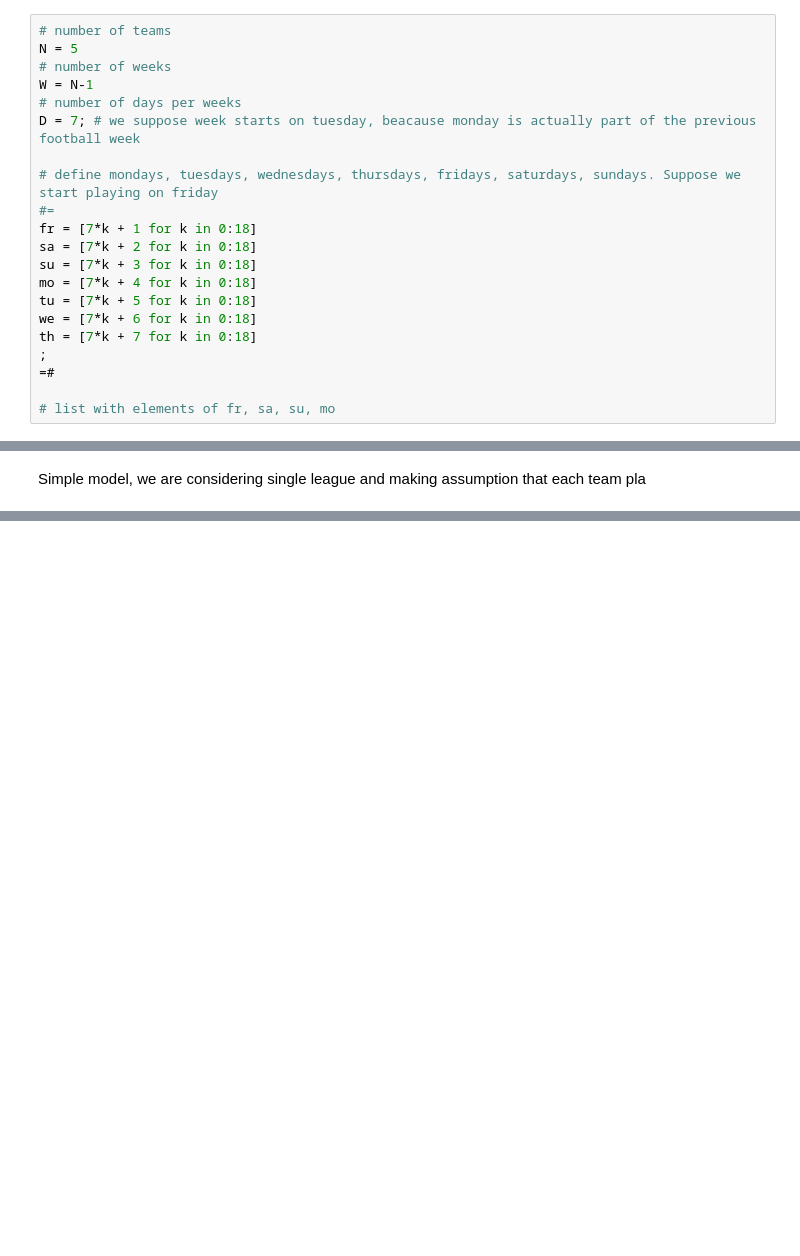
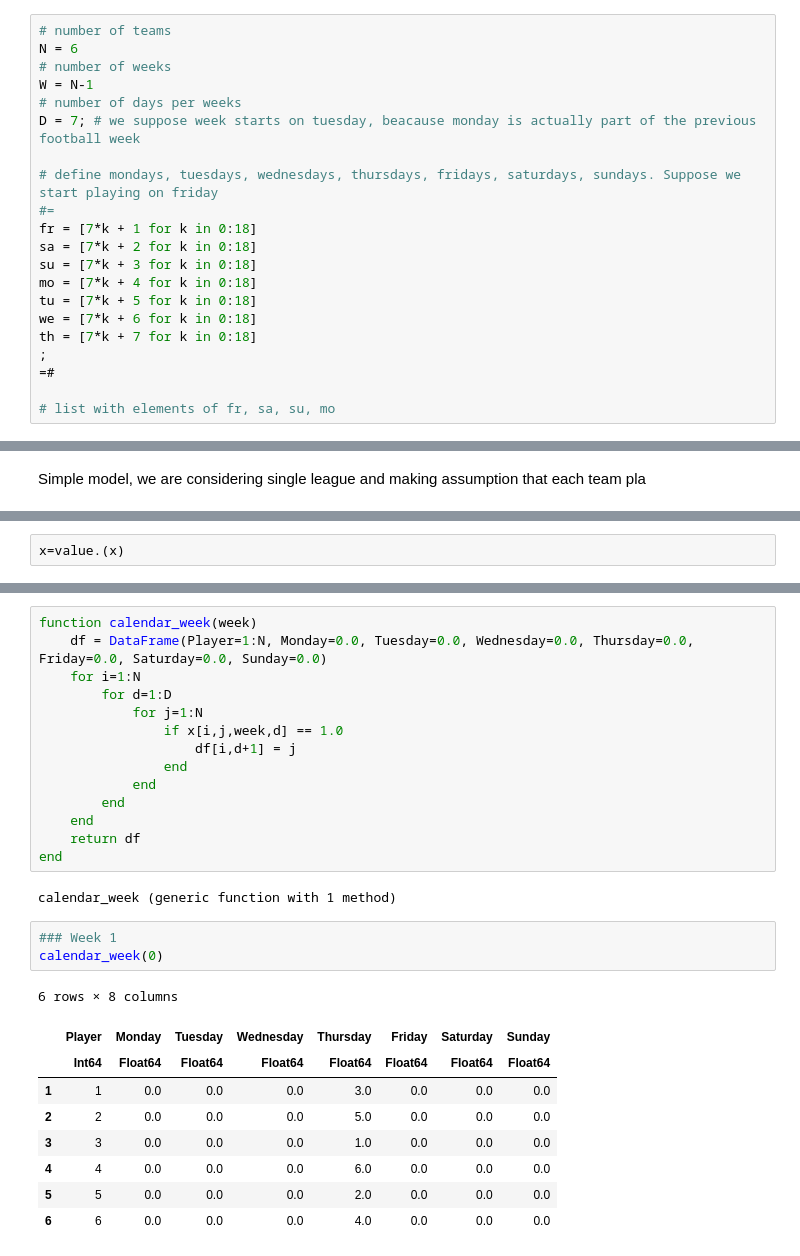
Before and after one commit to azanon00/Soccer_Schedule_Optimization, a Jupyter notebook: Football matches scheduling.ipynb, the cells around one changed output, grey strips where cells are left out. Saved outputs shown, nothing was run; the diff lists cells and outputs as text; blank space fills up the shorter version.

```diff
--- a/Football matches scheduling.ipynb
+++ b/Football matches scheduling.ipynb
@@ -7,7 +8,7 @@ using JuMP, Gurobi
 Create first basic model
 # %%
 # number of teams
-N = 5
+N = 6
 # number of weeks
 W = N-1
 # number of days per weeks
@@ -95,0 +120,2 @@ User-callback calls 299, time in user-callback 0.00 sec
+# %%
+x=value.(x)
@@ -95,0 +144,29 @@ User-callback calls 299, time in user-callback 0.00 sec
+# %%
+function calendar_week(week)
+    df = DataFrame(Player=1:N, Monday=0.0, Tuesday=0.0, Wednesday=0.0, Thursday=0.0, Friday=0.0, Saturday=0.0, Sunday=0.0)
+    for i=1:N
+        for d=1:D
+            for j=1:N
+                if x[i,j,week,d] == 1.0
+                    df[i,d+1] = j
+                end
+            end
+        end
+    end
+    return df
+end
+# %% [output]
+calendar_week (generic function with 1 method)
+# %%
+### Week 1
+calendar_week(0)
+# %% [output]
+6 rows × 8 columns
+|  | Player | Monday | Tuesday | Wednesday | Thursday | Friday | Saturday | Sunday |
+|  | Int64 | Float64 | Float64 | Float64 | Float64 | Float64 | Float64 | Float64 |
+| 1 | 1 | 0.0 | 0.0 | 0.0 | 3.0 | 0.0 | 0.0 | 0.0 |
+| 2 | 2 | 0.0 | 0.0 | 0.0 | 5.0 | 0.0 | 0.0 | 0.0 |
+| 3 | 3 | 0.0 | 0.0 | 0.0 | 1.0 | 0.0 | 0.0 | 0.0 |
+| 4 | 4 | 0.0 | 0.0 | 0.0 | 6.0 | 0.0 | 0.0 | 0.0 |
+| 5 | 5 | 0.0 | 0.0 | 0.0 | 2.0 | 0.0 | 0.0 | 0.0 |
+| 6 | 6 | 0.0 | 0.0 | 0.0 | 4.0 | 0.0 | 0.0 | 0.0 |
```
Also changed, not shown: parts of 11 cells of this notebook.
